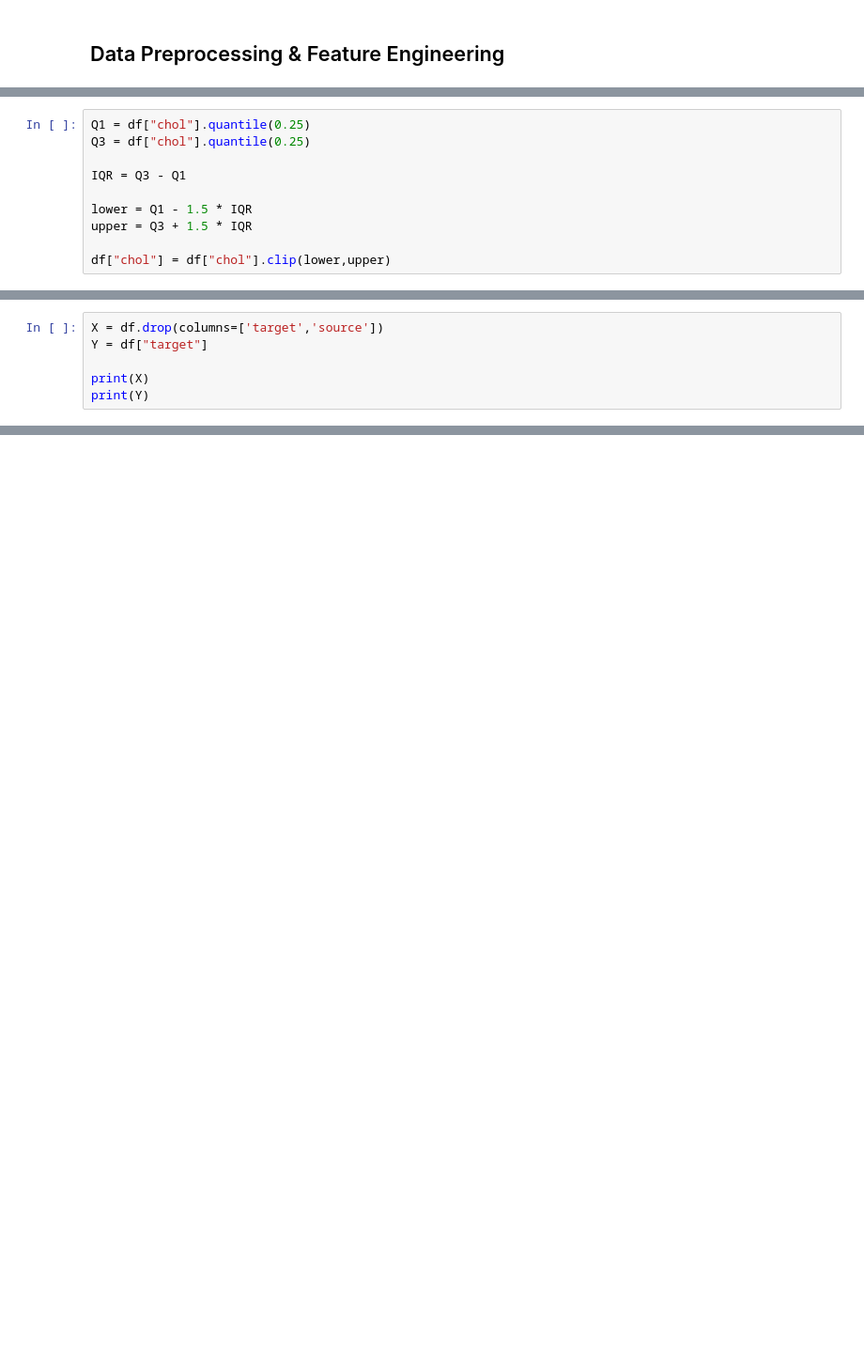
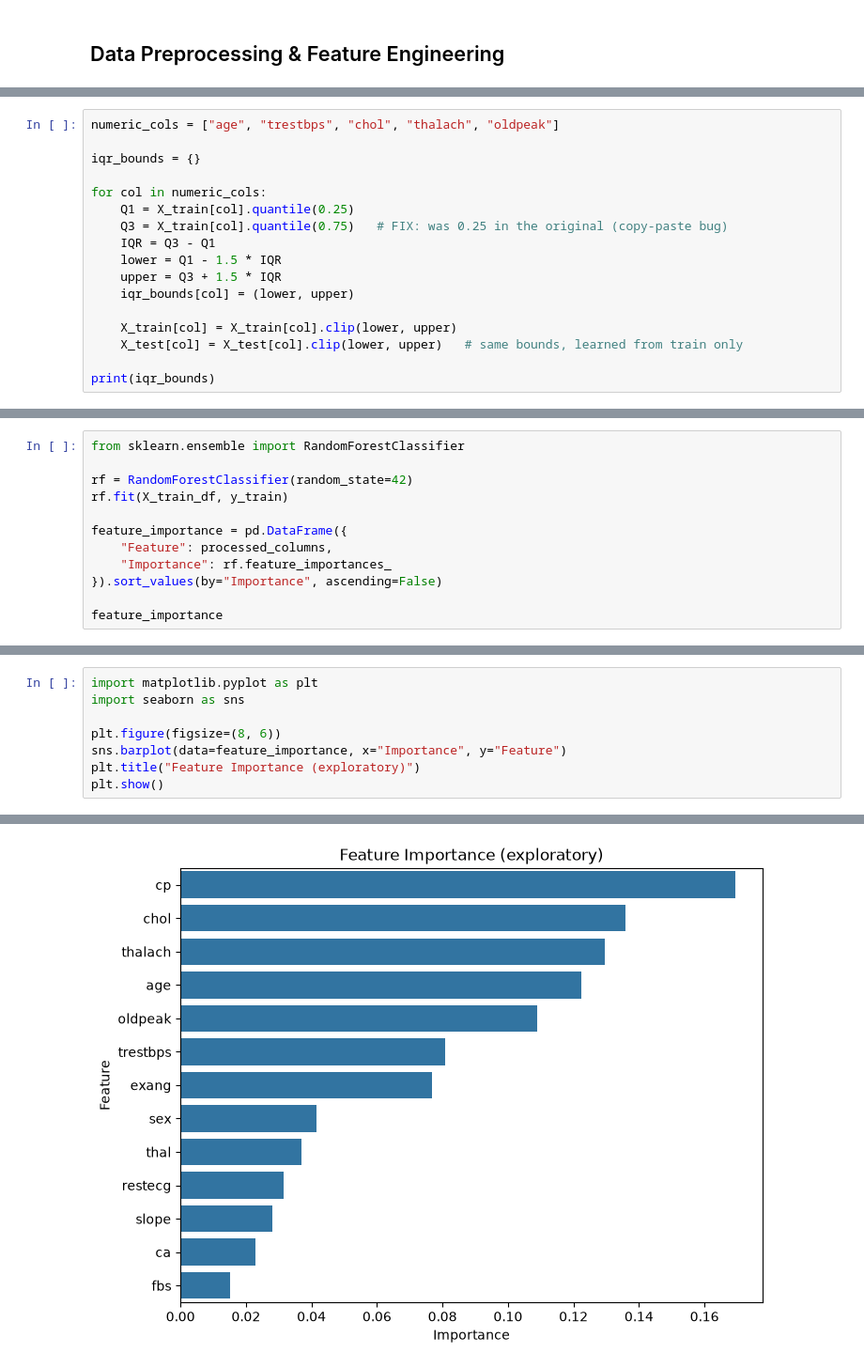
Before and after one commit to Thakurji890/Heart-Disease-Prediction, a Jupyter notebook: notebooks/02_Preprocessing.ipynb, the cells around one changed output, grey strips where cells are left out. Shown at 94% size. Cells and saved outputs as stored; diff of their text form; blank space fills up the shorter version.

```diff
--- a/notebooks/02_Preprocessing.ipynb
+++ b/notebooks/02_Preprocessing.ipynb
@@ -49,0 +84,17 @@ cat_imputer = SimpleImputer(strategy="most_frequent")
+# %%
+numeric_cols = ["age", "trestbps", "chol", "thalach", "oldpeak"]
+
+iqr_bounds = {}
+
+for col in numeric_cols:
+    Q1 = X_train[col].quantile(0.25)
+    Q3 = X_train[col].quantile(0.75)   # FIX: was 0.25 in the original (copy-paste bug)
+    IQR = Q3 - Q1
+    lower = Q1 - 1.5 * IQR
+    upper = Q3 + 1.5 * IQR
+    iqr_bounds[col] = (lower, upper)
+
+    X_train[col] = X_train[col].clip(lower, upper)
+    X_test[col] = X_test[col].clip(lower, upper)   # same bounds, learned from train only
+
+print(iqr_bounds)
@@ -104,10 +178,12 @@ for col in numeric_columns:
 # %%
-Q1 = df["chol"].quantile(0.25)
-Q3 = df["chol"].quantile(0.25)
+from sklearn.ensemble import RandomForestClassifier
 
-IQR = Q3 - Q1
+rf = RandomForestClassifier(random_state=42)
+rf.fit(X_train_df, y_train)
 
-lower = Q1 - 1.5 * IQR
-upper = Q3 + 1.5 * IQR
+feature_importance = pd.DataFrame({
+    "Feature": processed_columns,
+    "Importance": rf.feature_importances_
+}).sort_values(by="Importance", ascending=False)
 
-df["chol"] = df["chol"].clip(lower,upper)
+feature_importance
@@ -114,7 +205,9 @@ df["chol"] = df["chol"].clip(lower,upper)
 # %%
-X = df.drop(columns=['target','source'])
-Y = df["target"]
+import matplotlib.pyplot as plt
+import seaborn as sns
 
-print(X)
-print(Y)
+plt.figure(figsize=(8, 6))
+sns.barplot(data=feature_importance, x="Importance", y="Feature")
+plt.title("Feature Importance (exploratory)")
+plt.show()
 # %% [output]
@@ -138 +214,2 @@ Name: target, Length: 920, dtype: int64
+[figure, added]
 # %% [markdown]
```
Also changed, not shown: parts of 34 cells of this notebook, 8 other files.
